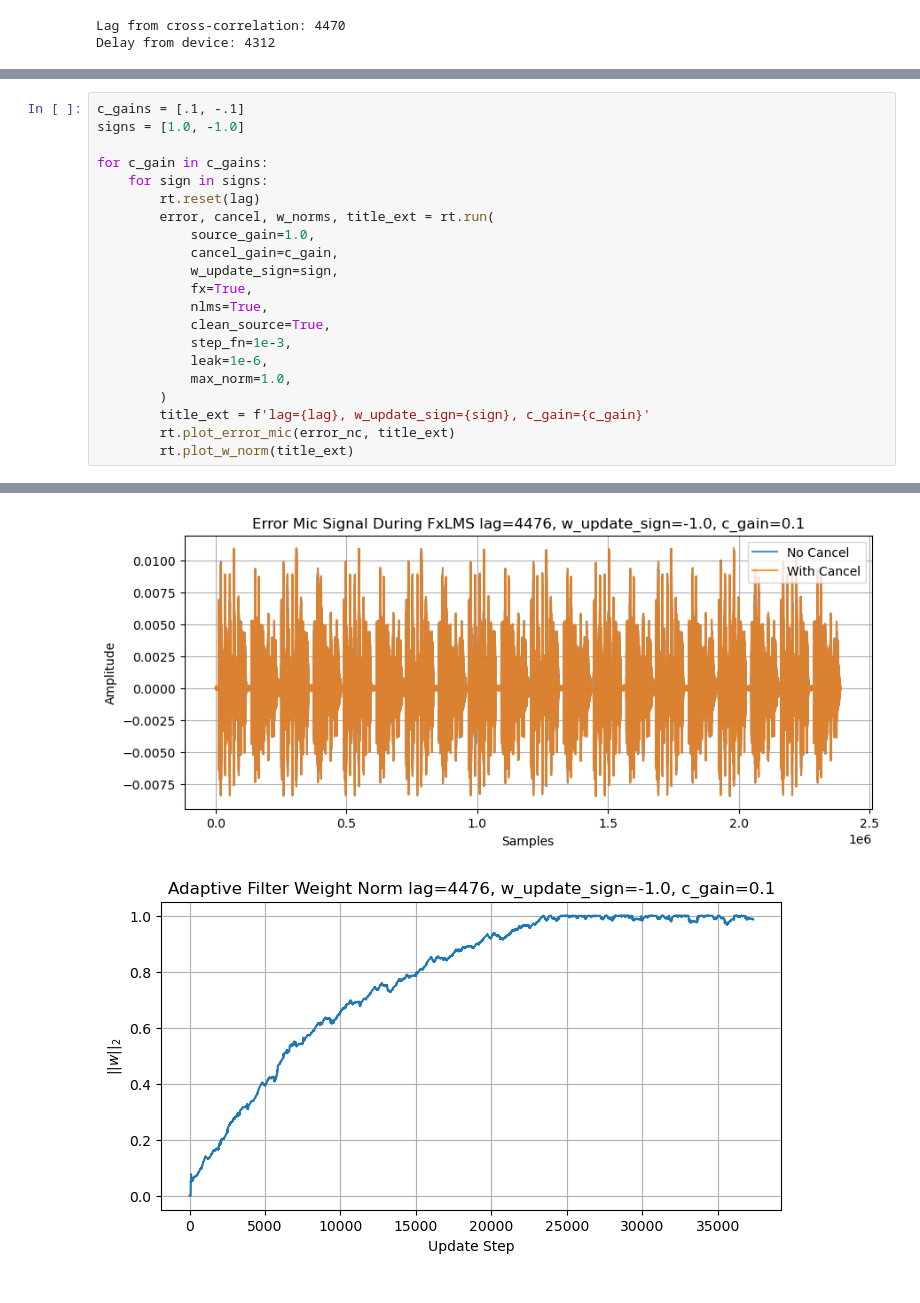
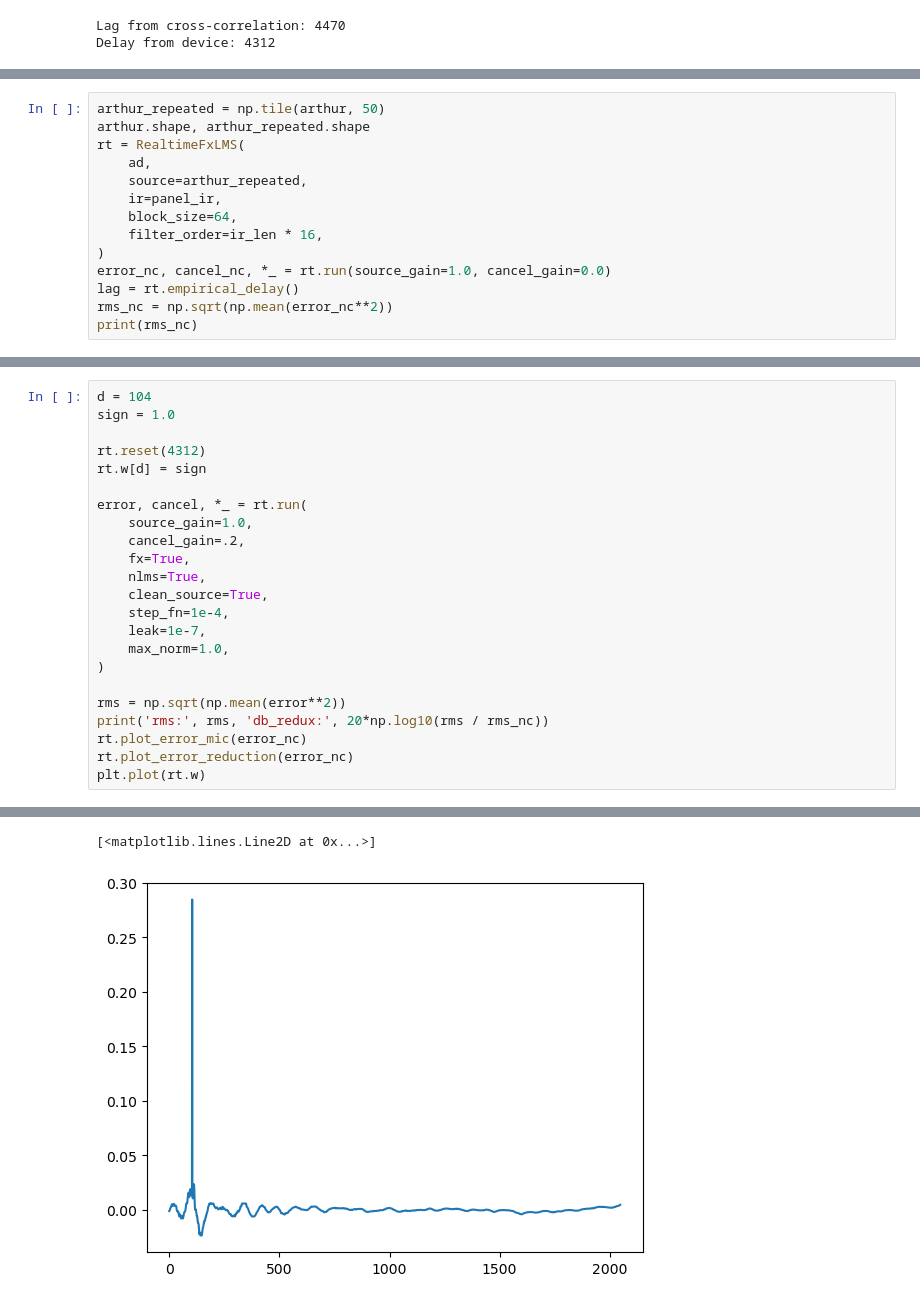
Before and after one commit to bowerirn/Reverb-Control, a Jupyter notebook: experiments/rt_delay_investigation.ipynb, the cells around one changed output, grey strips where cells are left out. Drawn from its saved outputs; the diff is of its cells as text.

Commit message:
finally some actual cancellation!

```diff
--- a/experiments/rt_delay_investigation.ipynb
+++ b/experiments/rt_delay_investigation.ipynb
@@ -84,0 +239,14 @@ Delay from device: 4312
+# %%
+arthur_repeated = np.tile(arthur, 50)
+arthur.shape, arthur_repeated.shape
+rt = RealtimeFxLMS(
+    ad,
+    source=arthur_repeated,
+    ir=panel_ir,
+    block_size=64,
+    filter_order=ir_len * 16,
+)
+error_nc, cancel_nc, *_ = rt.run(source_gain=1.0, cancel_gain=0.0)
+lag = rt.empirical_delay()
+rms_nc = np.sqrt(np.mean(error_nc**2))
+print(rms_nc)
@@ -99,22 +282,24 @@ Delay from device: 4312
 # %%
-c_gains = [.1, -.1]
-signs = [1.0, -1.0]
+d = 104
+sign = 1.0
 
-for c_gain in c_gains:
-    for sign in signs:
-        rt.reset(lag)
-        error, cancel, w_norms, title_ext = rt.run(
-            source_gain=1.0,
-            cancel_gain=c_gain,
-            w_update_sign=sign,
-            fx=True,
-            nlms=True,
-            clean_source=True,
-            step_fn=1e-3,
-            leak=1e-6,
-            max_norm=1.0,
-        )
-        title_ext = f'lag={lag}, w_update_sign={sign}, c_gain={c_gain}'
-        rt.plot_error_mic(error_nc, title_ext)
-        rt.plot_w_norm(title_ext)
+rt.reset(4312)
+rt.w[d] = sign
+
+error, cancel, *_ = rt.run(
+    source_gain=1.0,
+    cancel_gain=.2,
+    fx=True,
+    nlms=True,
+    clean_source=True,
+    step_fn=1e-4,
+    leak=1e-7,
+    max_norm=1.0,
+)
+
+rms = np.sqrt(np.mean(error**2))
+print('rms:', rms, 'db_redux:', 20*np.log10(rms / rms_nc))
+rt.plot_error_mic(error_nc)
+rt.plot_error_reduction(error_nc)
+plt.plot(rt.w)
 # %% [output]
@@ -123,2 +309,2 @@ for c_gain in c_gains:
+[<matplotlib.lines.Line2D at 0x...>]
-[figure, old version]
+[figure, new version]
-[figure, removed]
```
Also changed, not shown: parts of 13 cells of this notebook, 7 other files.
